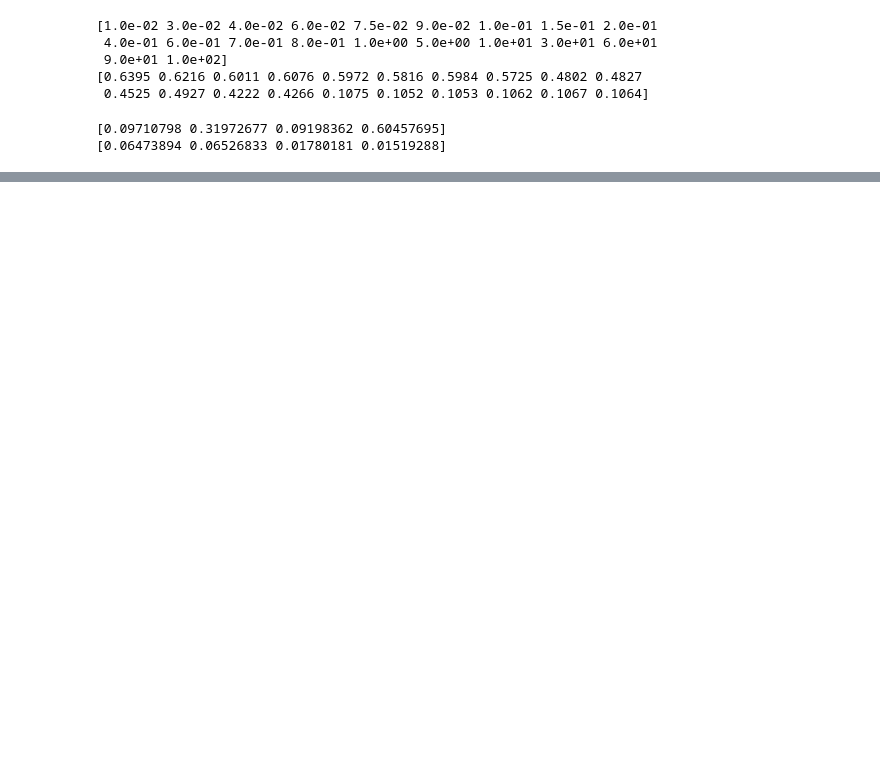
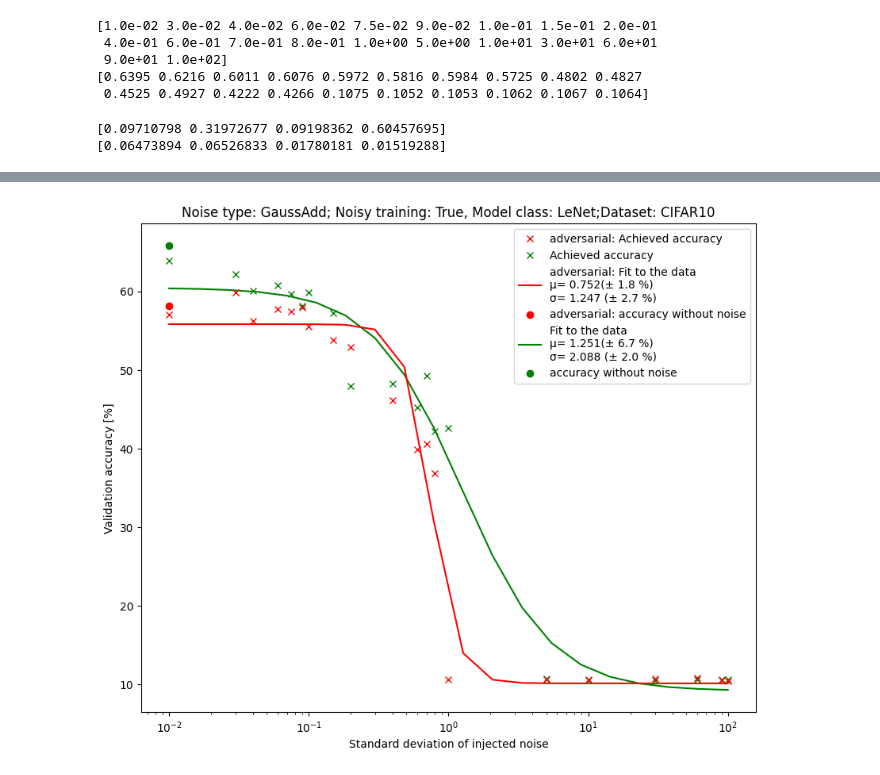
Before and after one commit to victories12/ML, a Jupyter notebook: robustness_calculation.ipynb, the cells around one changed output, grey strips where cells are left out. Saved outputs shown, nothing was run; the diff lists cells and outputs as text; code cells hidden in the pictures; blank space fills up the shorter version.

```diff
--- a/robustness_calculation.ipynb
+++ b/robustness_calculation.ipynb
@@ -79,0 +131,24 @@ Text(0, 0.5, 'Validation accuracy [%]')
+# %%
+# Plotting
+plt.figure(figsize=(10, 8))
+ax = plt.gca()
+ax.set_xscale('log')
+
+plt.scatter([0.01],[0.6581*100],c='g',label='accuracy without noise')
+plt.errorbar(x_data, y_data*100,fmt='x',color='g',label=f"Achieved accuracy")
+plt.plot(fit_x, fit_y*100, label=label,c='g')
+
+plt.scatter([0.01],[0.5816*100],c='r',label='adversarial: accuracy without noise')
+plt.errorbar(x_data_adversarial, y_data_adversarial*100,fmt='x',color='r',label=f"adversarial: Achieved accuracy")
+plt.plot(fit_x1, fit_y1*100, label=label1,c='r')
+
+handles, labels = ax.get_legend_handles_labels()
+plt.legend(handles[::-1], labels[::-1])
+
+plt.title(title)
+plt.xlabel('Standard deviation of injected noise')
+plt.ylabel('Validation accuracy [%]')
+
+plt.savefig('combined.png', dpi=300, bbox_inches='tight')
+# %% [output]
+[figure, added]
```
Also changed, not shown: parts of 9 cells of this notebook.
